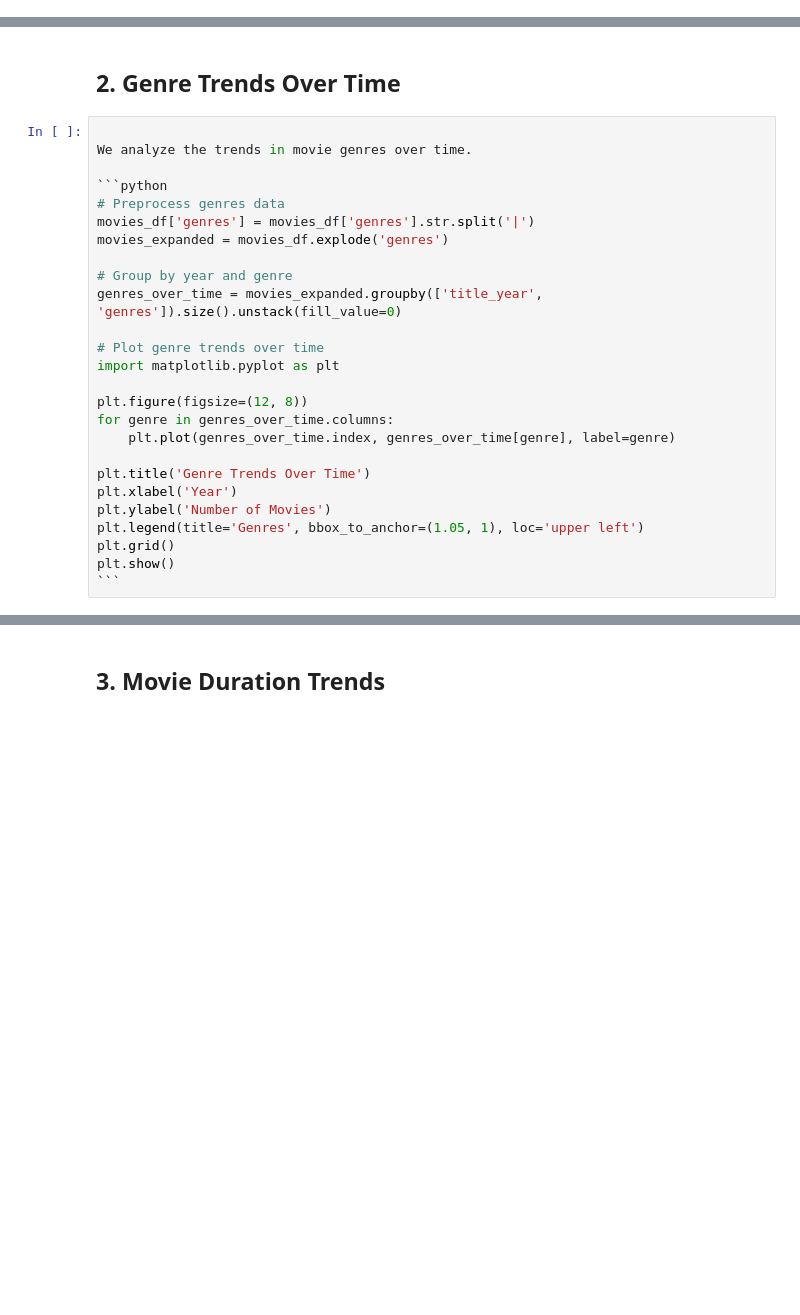
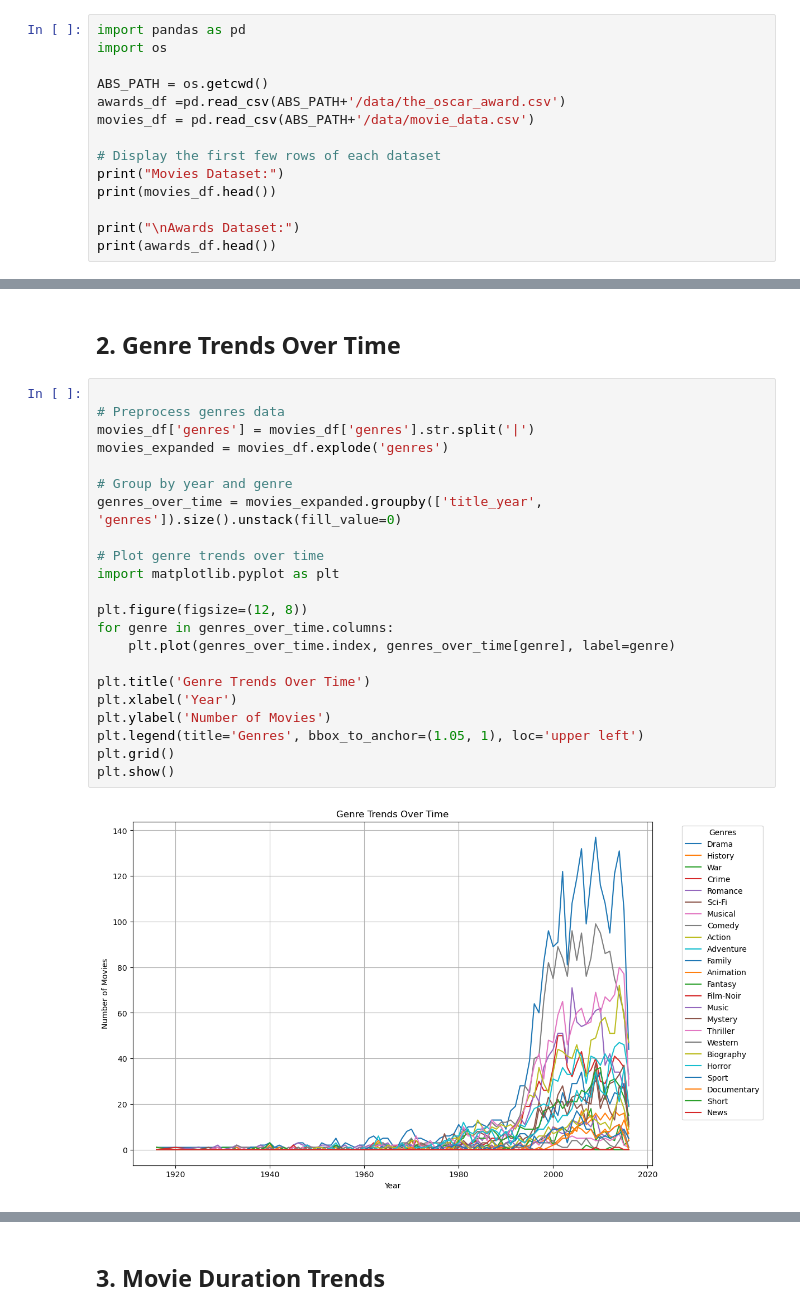
Before and after one commit to epfl-ada/ada-2024-project-theundocumentedanalysts, a Jupyter notebook: mehdi3.ipynb, the cells around one changed output, grey strips where cells are left out. Cells and saved outputs as stored; diff of their text form; blank space fills up the shorter version.

````diff
--- a/mehdi3.ipynb
+++ b/mehdi3.ipynb
@@ -35,0 +17,14 @@ print(awards_df.head())
+# %%
+import pandas as pd
+import os
+
+ABS_PATH = os.getcwd()
+awards_df =pd.read_csv(ABS_PATH+'/data/the_oscar_award.csv')
+movies_df = pd.read_csv(ABS_PATH+'/data/movie_data.csv')
+
+# Display the first few rows of each dataset
+print("Movies Dataset:")
+print(movies_df.head())
+
+print("\nAwards Dataset:")
+print(awards_df.head())
@@ -37,27 +50,25 @@ print(awards_df.head())
 ## 2. Genre Trends Over Time
 # %%
 
-We analyze the trends in movie genres over time.
-
-```python
 # Preprocess genres data
 movies_df['genres'] = movies_df['genres'].str.split('|')
 movies_expanded = movies_df.explode('genres')
 
 # Group by year and genre
 genres_over_time = movies_expanded.groupby(['title_year', 'genres']).size().unstack(fill_value=0)
 
 # Plot genre trends over time
 import matplotlib.pyplot as plt
 
 plt.figure(figsize=(12, 8))
 for genre in genres_over_time.columns:
     plt.plot(genres_over_time.index, genres_over_time[genre], label=genre)
 
 plt.title('Genre Trends Over Time')
 plt.xlabel('Year')
 plt.ylabel('Number of Movies')
 plt.legend(title='Genres', bbox_to_anchor=(1.05, 1), loc='upper left')
 plt.grid()
 plt.show()
-```
+# %% [output]
+[figure, added]
````
Also changed, not shown: parts of 18 cells of this notebook.
